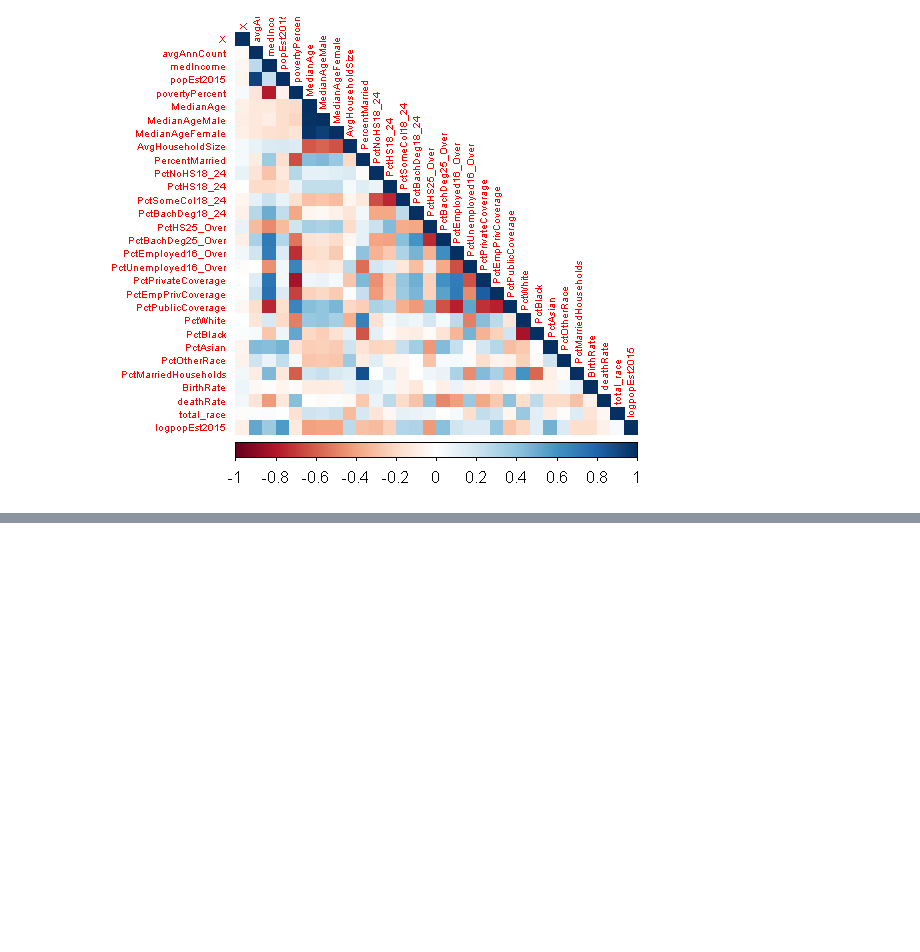
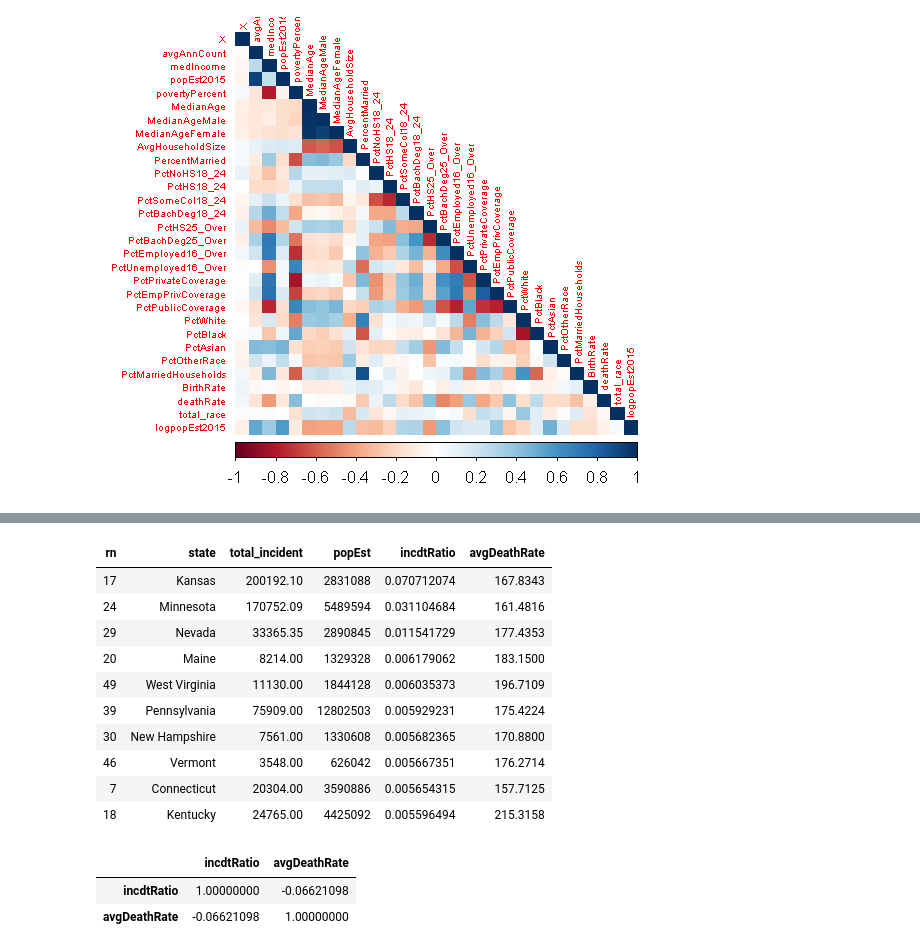
Before and after one commit to boudrejp/eda_lab, a Jupyter notebook: final report/final_report_jupyter.ipynb, the cells around one changed output, grey strips where cells are left out. Saved outputs shown, nothing was run; the diff lists cells and outputs as text; code cells hidden in the pictures; blank space fills up the shorter version.

```diff
--- a/final report/final_report_jupyter.ipynb
+++ b/final report/final_report_jupyter.ipynb
@@ -166,0 +190,14 @@ Our target variable, `deathRate`, appears to have some interesting correlations
+# %%
+state.summ <- data.frame(summary(data$state))
+names(state.summ) <- c("Counties_total")
+
+# group with higher death rate
+state.summ1 <- data.frame(summary(data.higher$state))
+names(state.summ1) <- c("Counties_total")
+
+state.summ$Counties_highDeathRate <- state.summ1$Counties_total
+
+# Percentage of counties with higher death reate for each state
+state.summ$Counties_HDR_Perc <- state.summ$Counties_highDeathRate/state.summ$Counties_total
+
+head(state.summ[order(state.summ$Counties_HDR_Perc, decreasing = TRUE),])
@@ -166,0 +216,34 @@ Our target variable, `deathRate`, appears to have some interesting correlations
+# %%
+sum_incdt <- data.frame(aggregate(data$avgAnnCount, by=list(Category=data$state),FUN=sum))
+names(sum_incdt) <- c("state","total_incident")
+sum_incdt <- setDT(sum_incdt, keep.rownames = TRUE)[]
+# tail(sum_incdt[order(sum_incdt$total_incident)],20)
+
+#add the total population of state and the incident ratio
+sum_pop <- data.frame(aggregate(data$popEst2015, by=list(Category=data$state),FUN=sum))
+sum_incdt$popEst <- sum_pop$x
+sum_incdt$incdtRatio <- sum_incdt$total_incident/sum_incdt$popEst
+
+# average state-wide death rate
+sum_deathRate <- data.frame(aggregate(data$deathRate, by=list(Category=data$state),mean))
+sum_incdt$avgDeathRate <- sum_deathRate$x
+
+head(sum_incdt[order(sum_incdt$incdtRatio, decreasing = TRUE),], 10)
+# %% [output]
+| rn | state | total_incident | popEst | incdtRatio | avgDeathRate |
+| 17 | Kansas | 200192.10 | 2831088 | 0.070712074 | 167.8343 |
+| 24 | Minnesota | 170752.09 | 5489594 | 0.031104684 | 161.4816 |
+| 29 | Nevada | 33365.35 | 2890845 | 0.011541729 | 177.4353 |
+| 20 | Maine | 8214.00 | 1329328 | 0.006179062 | 183.1500 |
+| 49 | West Virginia | 11130.00 | 1844128 | 0.006035373 | 196.7109 |
+| 39 | Pennsylvania | 75909.00 | 12802503 | 0.005929231 | 175.4224 |
+| 30 | New Hampshire | 7561.00 | 1330608 | 0.005682365 | 170.8800 |
+| 46 | Vermont | 3548.00 | 626042 | 0.005667351 | 176.2714 |
+| 7 | Connecticut | 20304.00 | 3590886 | 0.005654315 | 157.7125 |
+| 18 | Kentucky | 24765.00 | 4425092 | 0.005596494 | 215.3158 |
+# %%
+cor(sum_incdt[,c(5, 6)])
+# %% [output]
+|  | incdtRatio | avgDeathRate |
+| incdtRatio | 1.00000000 | -0.06621098 |
+| avgDeathRate | -0.06621098 | 1.00000000 |
```
Also changed, not shown: parts of 13 cells of this notebook.
